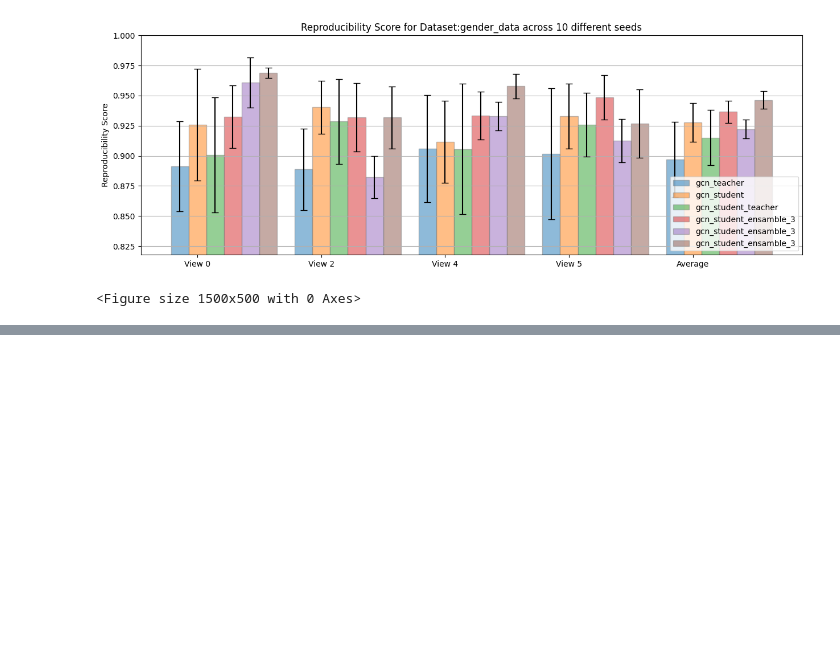
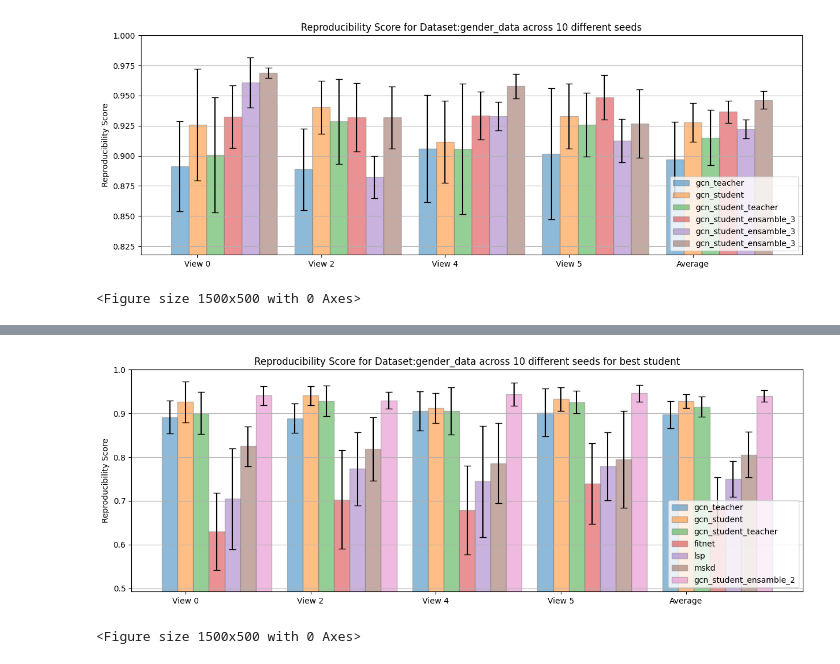
Before and after one commit to LorenzoStigliano/thesis-imperial, a Jupyter notebook: src/utils/ensemble_analysis.ipynb, the cells around one changed output, grey strips where cells are left out. Cells and saved outputs as stored; diff of their text form; code cells hidden in the pictures; blank space fills up the shorter version.

```diff
--- a/src/utils/ensemble_analysis.ipynb
+++ b/src/utils/ensemble_analysis.ipynb
@@ -224,7 +209,7 @@ for view in [0,2,4,5]:
         runs=[i for i in range(10)],
         analysis_type=analysis_type,
         dataset_split=dataset_split,
-        model_args=gcn_student_ensamble_args
+        model_args=gcn_student_ensamble_3_args_0_4
     ))
 # %% [output]
 ([0.96875, 1.8229166666666675e-05, 2], [0.96875, 1.8229166666666675e-05, 2], [0.96875, 1.8229166666666675e-05, 2])
@@ -260,7 +245,7 @@ def get_student_model_metric(dataset, model, CV, runs, analysis_type, dataset_sp
                     run=run,
                     student=student,
                     dataset_split=dataset_split,
-                    model_args=gcn_student_ensamble_args
+                    model_args=model_args
                     )
                 model_metrics.append(model_cv_metrics)
 
@@ -296,7 +281,7 @@ def get_model_metric(dataset, model, CV, runs, analysis_type, dataset_split, vie
                 run=run,
                 student=-1,
                 dataset_split=dataset_split,
-                model_args=gcn_student_ensamble_args
+                model_args=model_args
                 )
             model_metrics.append(model_cv_metrics)
 
@@ -343,8 +328,7 @@ dataset = "gender_data"
 dataset_split="val"
 analysis_type="model_assessment"
 metrics = ["acc", "f1", "recall", "precision"]
-model_args= gcn_student_ensamble_args
-
+model_args= gcn_student_ensamble_3_args_0_4
 for view in views:
 
     mean, std = get_student_model_metric(dataset, model, CV, runs, analysis_type, dataset_split, view, model_args)
@@ -792,0 +669,29 @@ plot_bar_chart_reproducibility_mulitple_runs(dataset="gender_data",
+# %%
+plot_bar_chart_reproducibility_mulitple_runs_student_specific(
+    dataset="gender_data",
+    views=[0, 2, 4, 5],
+    models=[
+        "gcn",
+        "gcn_student",
+        "gcn_student_teacher",
+        "fitnet",
+        "lsp",
+        "mskd",
+        "gcn_student_ensamble_2",
+    ],
+    CV=["3Fold", "5Fold", "10Fold"],
+    runs=[i for i in range(10)],
+    students=[0,0,1,1],
+    model_args= [
+        gcn_args,
+        gcn_student_args,
+        gcn_student_args,
+        fitnet_student_args,
+        lsp_student_args,
+        mskd_student_args,
+        gcn_student_ensamble_2_args,
+    ],
+    save_fig=False)
+# %% [output]
+[figure, added]
+<Figure size 1500x500 with 0 Axes>
```
Also changed, not shown: parts of 21 cells of this notebook, 23 other files.
